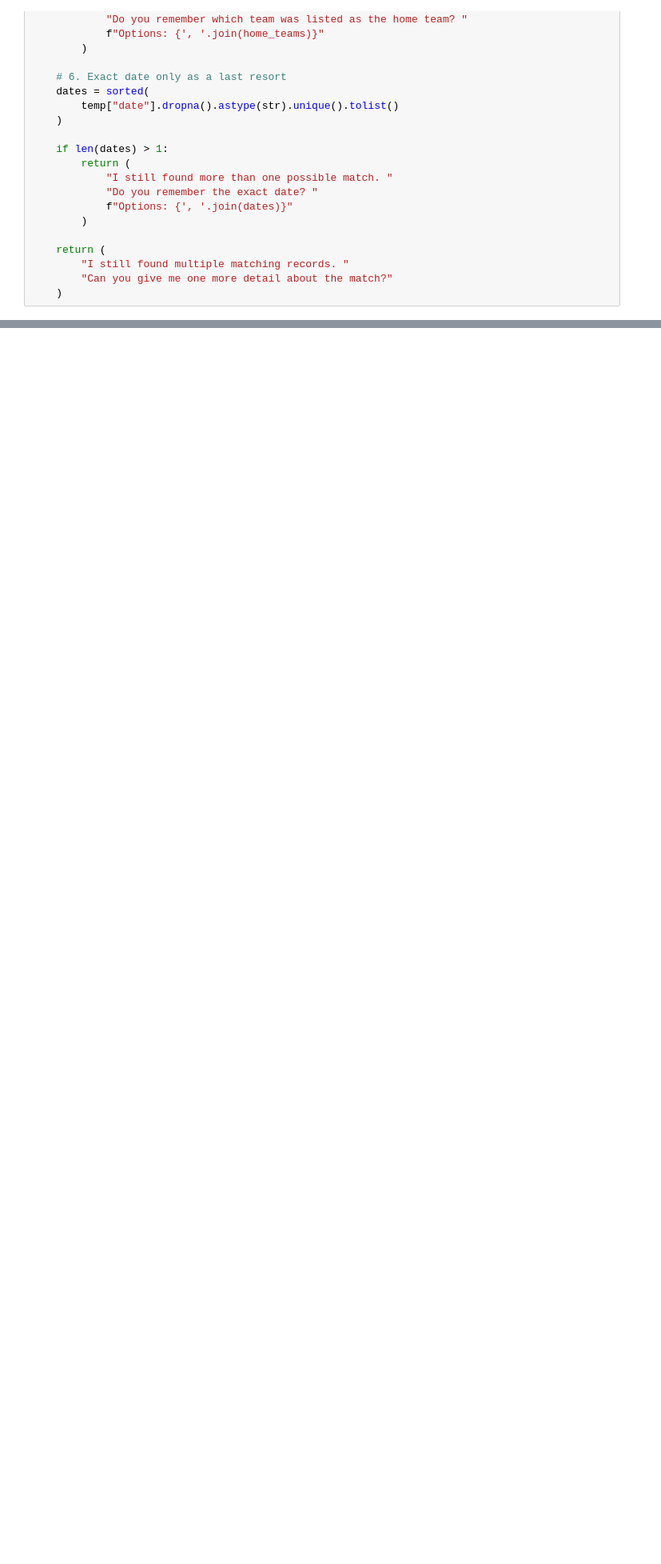
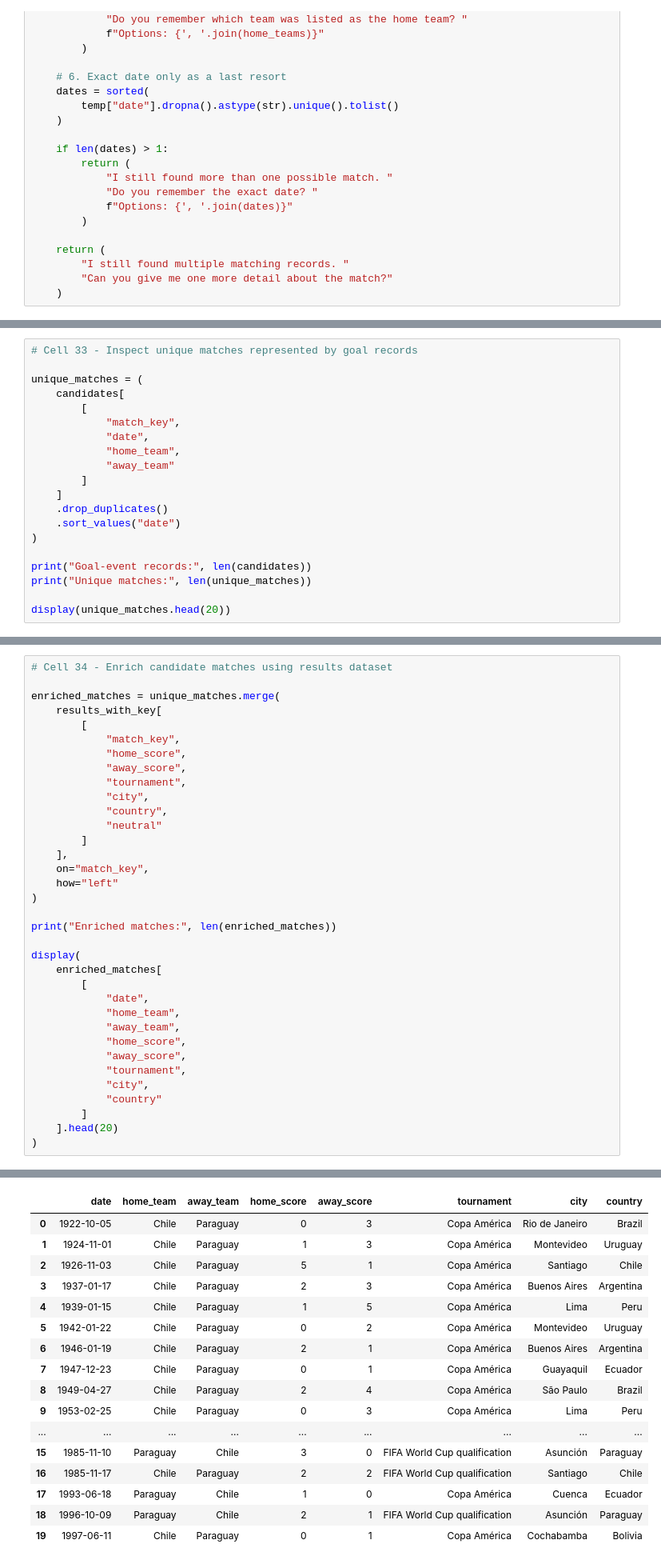
Before and after one commit to eshan14git/football-qa-nlp, a Jupyter notebook: notebooks/06_football_qa_inference.ipynb, the cells around one changed output, grey strips where cells are left out. Shown at 80% size. Cells and saved outputs as stored; diff of their text form; blank space fills up the shorter version.

```diff
--- a/notebooks/06_football_qa_inference.ipynb
+++ b/notebooks/06_football_qa_inference.ipynb
@@ -787,0 +1327,20 @@ Assistant: The match ended in a 0-0 draw.
+# %%
+# Cell 33 - Inspect unique matches represented by goal records
+
+unique_matches = (
+    candidates[
+        [
+            "match_key",
+            "date",
+            "home_team",
+            "away_team"
+        ]
+    ]
+    .drop_duplicates()
+    .sort_values("date")
+)
+
+print("Goal-event records:", len(candidates))
+print("Unique matches:", len(unique_matches))
+
+display(unique_matches.head(20))
@@ -787,0 +1367,36 @@ Assistant: The match ended in a 0-0 draw.
+# %%
+# Cell 34 - Enrich candidate matches using results dataset
+
+enriched_matches = unique_matches.merge(
+    results_with_key[
+        [
+            "match_key",
+            "home_score",
+            "away_score",
+            "tournament",
+            "city",
+            "country",
+            "neutral"
+        ]
+    ],
+    on="match_key",
+    how="left"
+)
+
+print("Enriched matches:", len(enriched_matches))
+
+display(
+    enriched_matches[
+        [
+            "date",
+            "home_team",
+            "away_team",
+            "home_score",
+            "away_score",
+            "tournament",
+            "city",
+            "country"
+        ]
+    ].head(20)
+)
+# %% [output]
@@ -787,0 +1404,17 @@ Assistant: The match ended in a 0-0 draw.
+|  | date | home_team | away_team | home_score | away_score | tournament | city | country |
+| 0 | 1922-10-05 | Chile | Paraguay | 0 | 3 | Copa América | Rio de Janeiro | Brazil |
+| 1 | 1924-11-01 | Chile | Paraguay | 1 | 3 | Copa América | Montevideo | Uruguay |
+| 2 | 1926-11-03 | Chile | Paraguay | 5 | 1 | Copa América | Santiago | Chile |
+| 3 | 1937-01-17 | Chile | Paraguay | 2 | 3 | Copa América | Buenos Aires | Argentina |
+| 4 | 1939-01-15 | Chile | Paraguay | 1 | 5 | Copa América | Lima | Peru |
+| 5 | 1942-01-22 | Chile | Paraguay | 0 | 2 | Copa América | Montevideo | Uruguay |
+| 6 | 1946-01-19 | Chile | Paraguay | 2 | 1 | Copa América | Buenos Aires | Argentina |
+| 7 | 1947-12-23 | Chile | Paraguay | 0 | 1 | Copa América | Guayaquil | Ecuador |
+| 8 | 1949-04-27 | Chile | Paraguay | 2 | 4 | Copa América | São Paulo | Brazil |
+| 9 | 1953-02-25 | Chile | Paraguay | 0 | 3 | Copa América | Lima | Peru |
+| ... | ... | ... | ... | ... | ... | ... | ... | ... |
+| 15 | 1985-11-10 | Paraguay | Chile | 3 | 0 | FIFA World Cup qualification | Asunción | Paraguay |
+| 16 | 1985-11-17 | Chile | Paraguay | 2 | 2 | FIFA World Cup qualification | Santiago | Chile |
+| 17 | 1993-06-18 | Paraguay | Chile | 1 | 0 | Copa América | Cuenca | Ecuador |
+| 18 | 1996-10-09 | Paraguay | Chile | 2 | 1 | FIFA World Cup qualification | Asunción | Paraguay |
+| 19 | 1997-06-11 | Chile | Paraguay | 0 | 1 | Copa América | Cochabamba | Bolivia |
```
Also changed, not shown: parts of 53 cells of this notebook.
